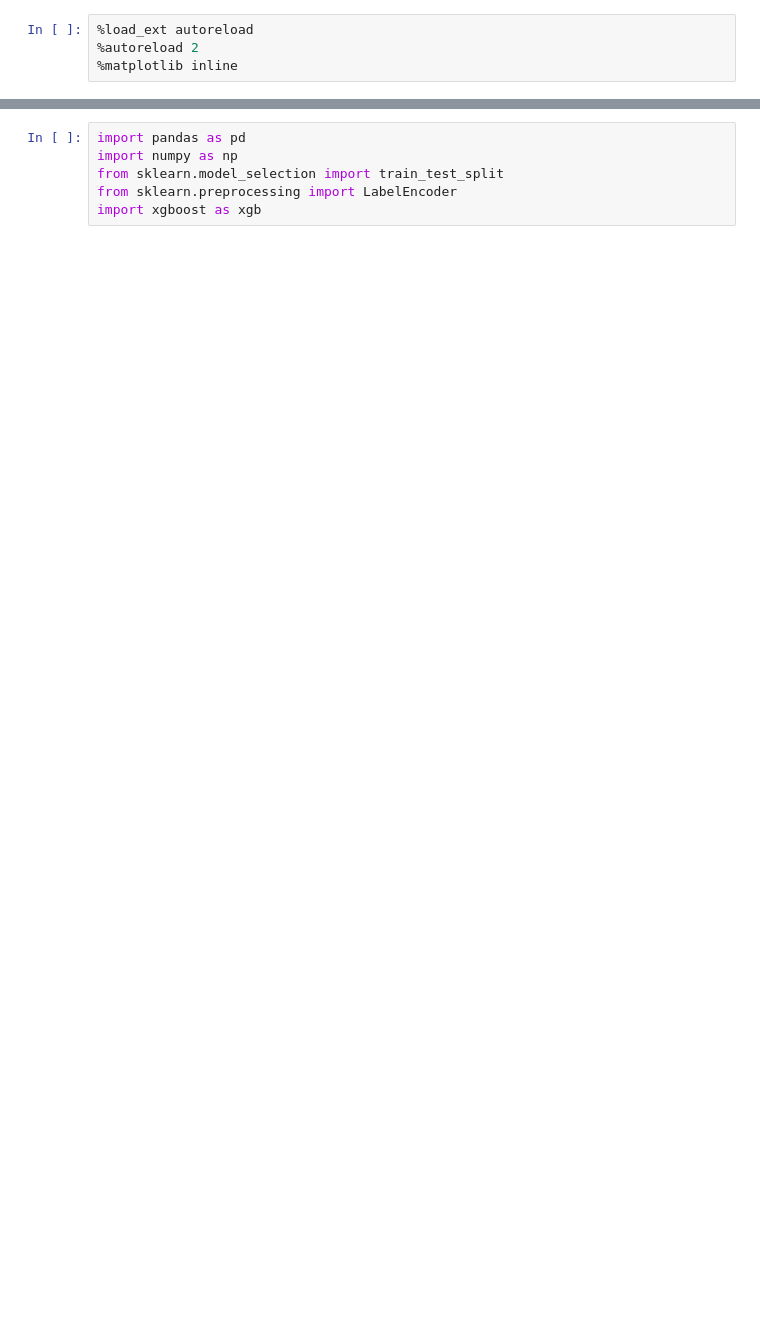
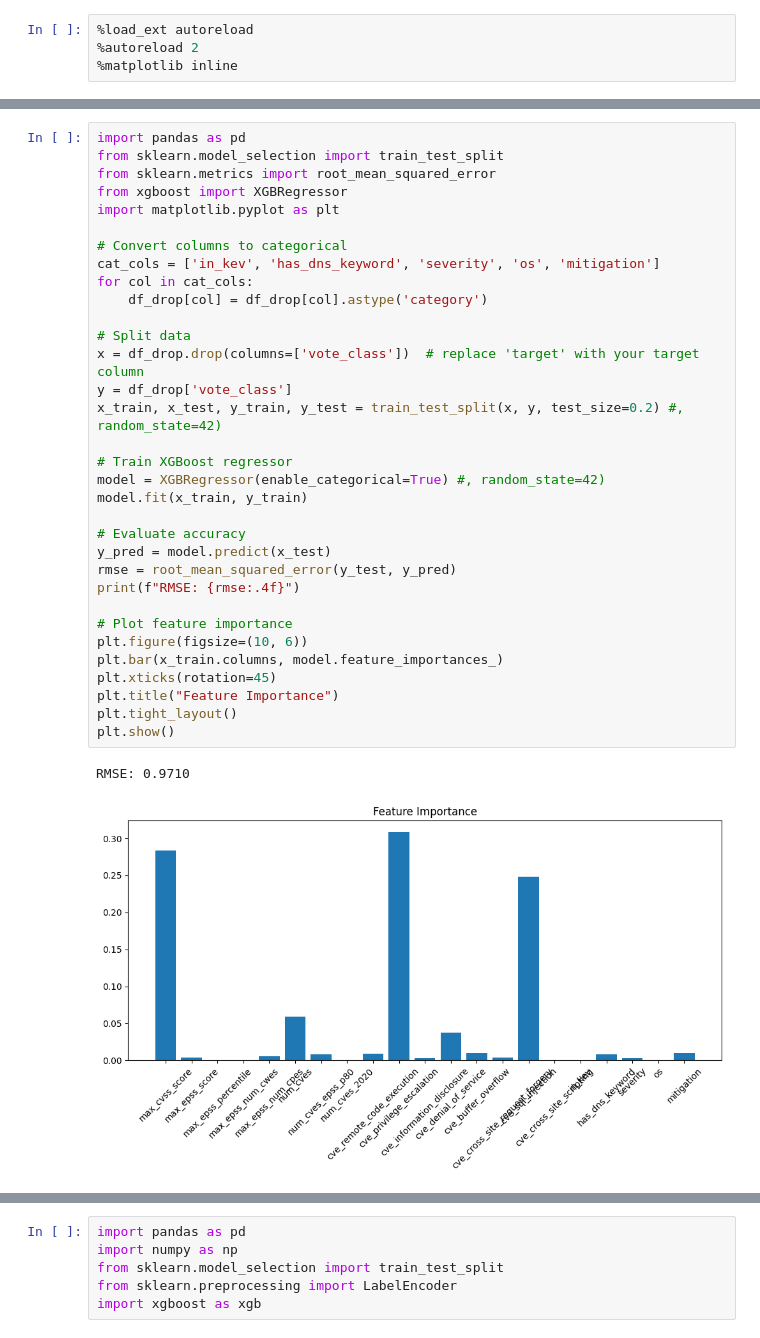
Before and after one commit to TopologyMapping/network-security, a Jupyter notebook: vulnrank/model_handling_dojo.ipynb, the cells around one changed output, grey strips where cells are left out. Drawn from its saved outputs; the diff is of its cells as text; blank space fills up the shorter version.

```diff
--- a/vulnrank/model_handling_dojo.ipynb
+++ b/vulnrank/model_handling_dojo.ipynb
@@ -189 +444,37 @@ f5071f6e677723024bf36738ec2156a956c84743 a263a691e072e45b77e4f22abf091c111904077
+# %%
+import pandas as pd
+from sklearn.model_selection import train_test_split
+from sklearn.metrics import root_mean_squared_error
+from xgboost import XGBRegressor
+import matplotlib.pyplot as plt
+
+# Convert columns to categorical
+cat_cols = ['in_kev', 'has_dns_keyword', 'severity', 'os', 'mitigation']
+for col in cat_cols:
+    df_drop[col] = df_drop[col].astype('category')
+
+# Split data
+x = df_drop.drop(columns=['vote_class'])  # replace 'target' with your target column
+y = df_drop['vote_class']
+x_train, x_test, y_train, y_test = train_test_split(x, y, test_size=0.2) #, random_state=42)
+
+# Train XGBoost regressor
+model = XGBRegressor(enable_categorical=True) #, random_state=42)
+model.fit(x_train, y_train)
+
+# Evaluate accuracy
+y_pred = model.predict(x_test)
+rmse = root_mean_squared_error(y_test, y_pred)
+print(f"RMSE: {rmse:.4f}")
+
+# Plot feature importance
+plt.figure(figsize=(10, 6))
+plt.bar(x_train.columns, model.feature_importances_)
+plt.xticks(rotation=45)
+plt.title("Feature Importance")
+plt.tight_layout()
+plt.show()
+# %% [output]
+RMSE: 0.9710
+[figure, added]
 # %%
```
Also changed, not shown: parts of 39 cells of this notebook, 9 other files.
